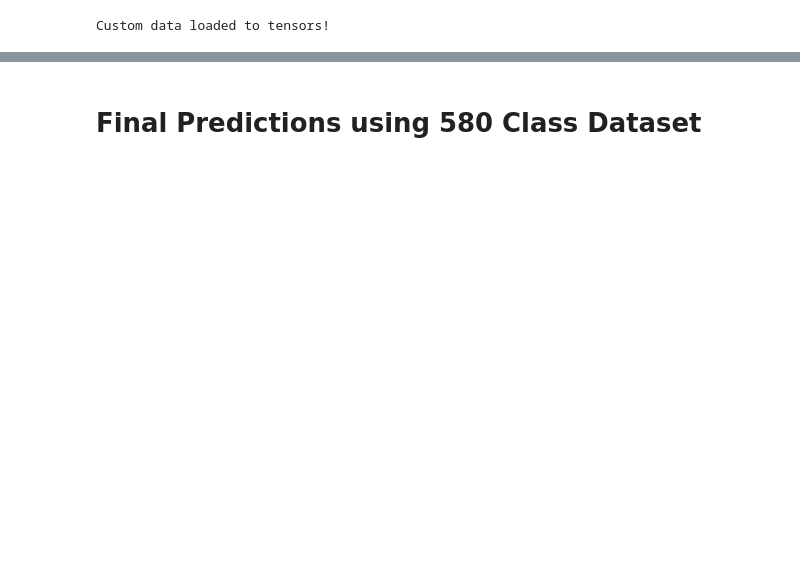
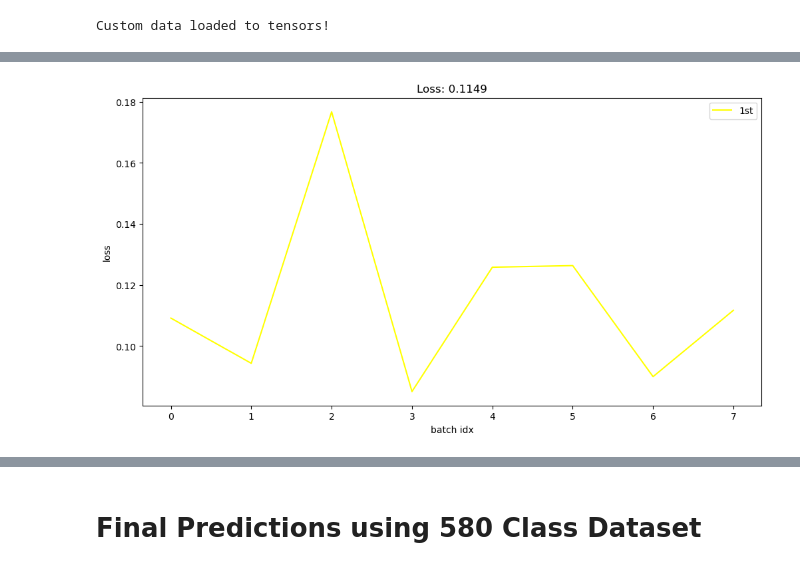
Before and after one commit to akleinecke/580_FinalProject_Fall24, a Jupyter notebook: Group 5 Final Project.ipynb, the cells around one changed output, grey strips where cells are left out. Saved outputs shown, nothing was run; the diff lists cells and outputs as text; code cells hidden in the pictures; blank space fills up the shorter version.

```diff
--- a/Group 5 Final Project.ipynb
+++ b/Group 5 Final Project.ipynb
@@ -938,0 +967,40 @@ Custom data loaded to tensors!
+# %%
+%matplotlib inline
+
+# Get the Class Data
+initial_dataset = TensorDataset(images_tensor, labels_tensor)
+initial_loader = DataLoader(initial_dataset, batch_size=64, shuffle=True)
+
+model.train()
+
+losses = []
+running_loss = 0.0
+epoch_losses = []
+
+for images, labels in initial_loader:
+    images = images.view(images.size(0), -1) # Flatten our images to 784 (28x28)
+
+    # Zero out the gradients
+    optimizer.zero_grad()
+
+    # Forward pass
+    output = model(images)
+
+    # Calculate loss
+    loss = criterion(output, labels)
+
+    running_loss += loss.item()
+    epoch_losses.append(loss.item())
+
+losses.append(epoch_losses)
+
+x = np.arange(len(initial_loader))
+plt.figure(figsize=[12, 6])
+plt.plot(x, losses[0], color='yellow', label="1st")
+plt.title(f"Loss: {running_loss/len(initial_loader):.4f}")
+plt.xlabel('batch idx')
+plt.ylabel('loss')
+plt.legend()
+plt.show()
+# %% [output]
+[figure, added]
```
Also changed, not shown: parts of 17 cells of this notebook.
